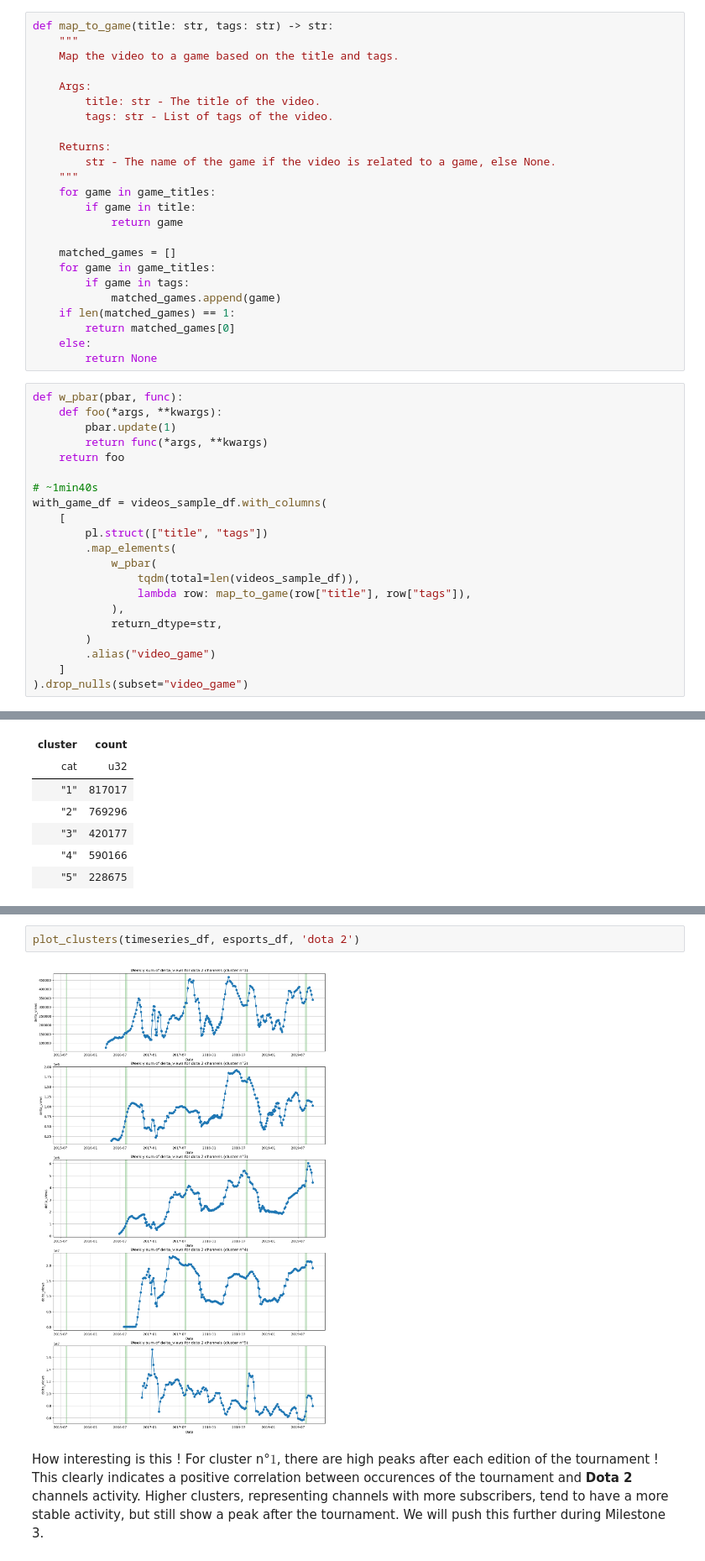
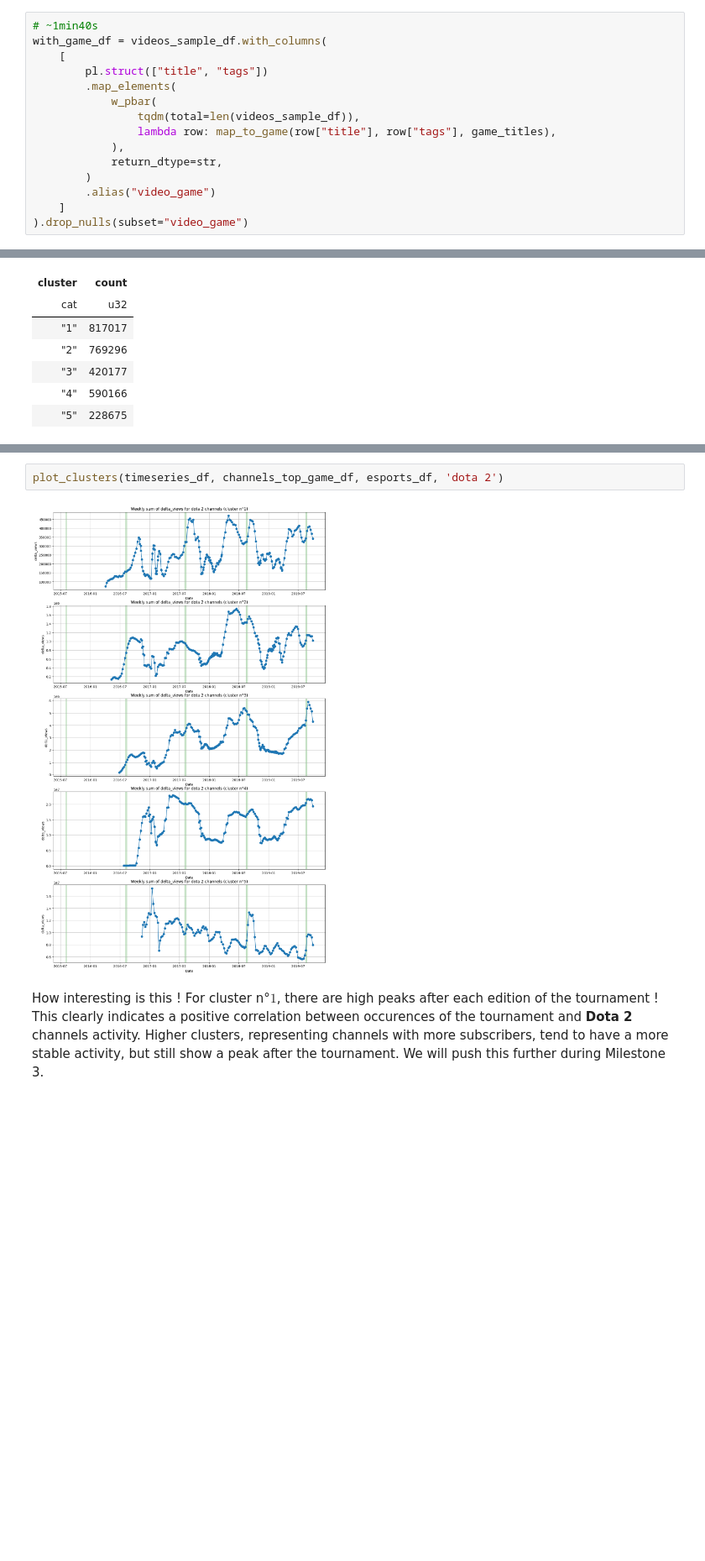
Before and after one commit to martinctl/adaguleeer, a Jupyter notebook: notebooks/results.ipynb, the cells around one changed output, grey strips where cells are left out. Shown at 84% size. Drawn from its saved outputs; the diff is of its cells as text; blank space fills up the shorter version.

```diff
--- a/notebooks/results.ipynb
+++ b/notebooks/results.ipynb
@@ -379,37 +441,7 @@ videos_sample_df = videos_sample_df.with_columns(
     pl.col("tags").map_elements(preprocess_name)
 )
 game_titles = games_df["Title"].apply(preprocess_name).tolist()
-# %%
-def map_to_game(title: str, tags: str) -> str:
-    """
-    Map the video to a game based on the title and tags.
-
-    Args:
-        title: str - The title of the video.
-        tags: str - List of tags of the video.
-
-    Returns:
-        str - The name of the game if the video is related to a game, else None.
-    """
-    for game in game_titles:
-        if game in title:
-            return game
-
-    matched_games = []
-    for game in game_titles:
-        if game in tags:
-            matched_games.append(game)
-    if len(matched_games) == 1:
-        return matched_games[0]
-    else:
-        return None
 # %%
-def w_pbar(pbar, func):
-    def foo(*args, **kwargs):
-        pbar.update(1)
-        return func(*args, **kwargs)
-    return foo
-
 # ~1min40s
 with_game_df = videos_sample_df.with_columns(
     [
@@ -417,7 +449,7 @@ with_game_df = videos_sample_df.with_columns(
         .map_elements(
             w_pbar(
                 tqdm(total=len(videos_sample_df)),
-                lambda row: map_to_game(row["title"], row["tags"]),
+                lambda row: map_to_game(row["title"], row["tags"], game_titles),
             ),
             return_dtype=str,
         )
@@ -720,6 +610,6 @@ We use cluster the channels according to their number of subscribers to have a m
 # %%
-plot_clusters(timeseries_df, esports_df, 'dota 2')
+plot_clusters(timeseries_df, channels_top_game_df, esports_df, 'dota 2')
 # %% [output]
-[figure, old version]
+[figure, new version]
 # %% [markdown]
 How interesting is this ! For cluster n°$1$, there are high peaks after each edition of the tournament ! This clearly indicates a positive correlation between occurences of the tournament and **Dota 2** channels activity. Higher clusters, representing channels with more subscribers, tend to have a more stable activity, but still show a peak after the tournament. We will push this further during Milestone 3.
```
Also changed, not shown: parts of 38 cells of this notebook, 3 other files.
